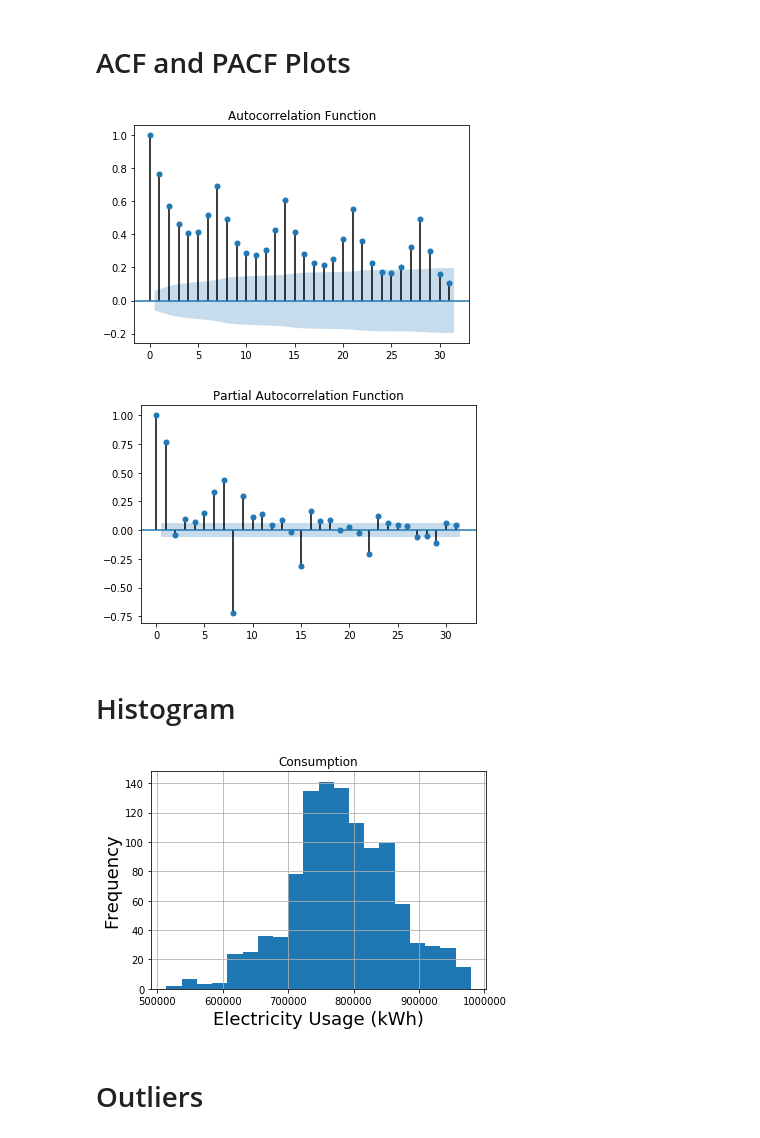
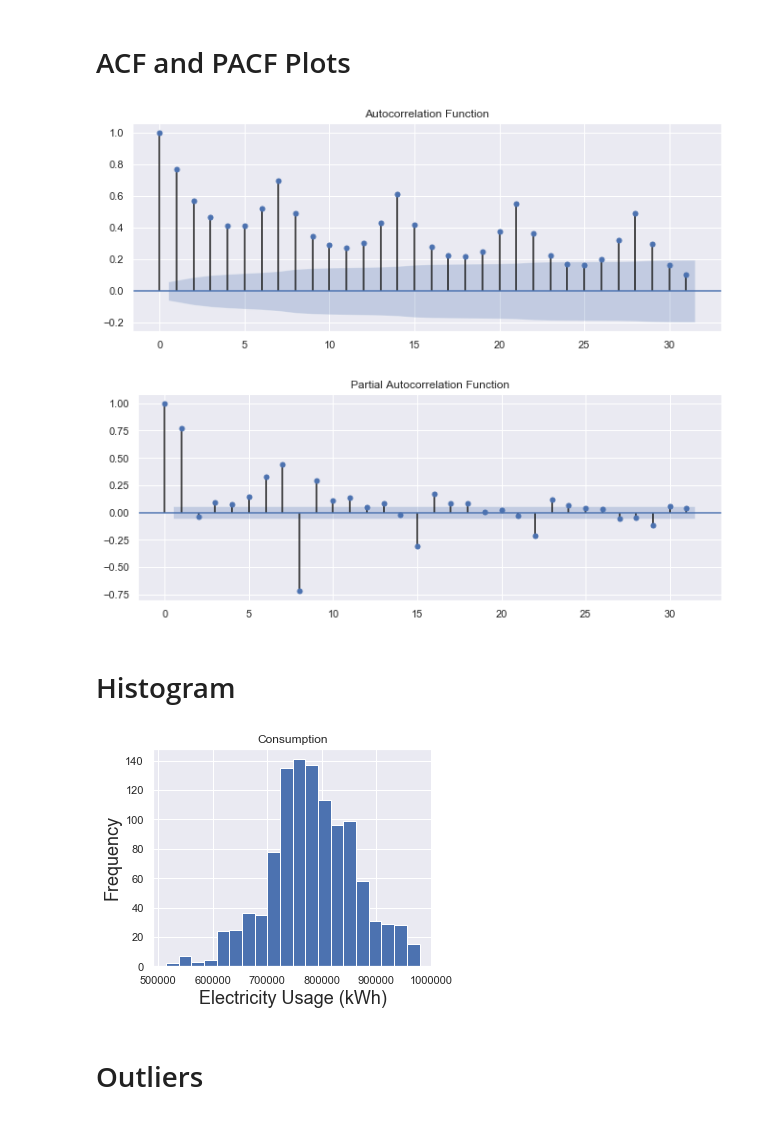
Before and after one commit to bbelek/Electricity-Consumption-Forecasting, a Jupyter notebook: 02-Statistical-Analysis.ipynb, the cells around one changed output. Cells and saved outputs as stored; diff of their text form; code cells hidden in the pictures.

```diff
--- a/02-Statistical-Analysis.ipynb
+++ b/02-Statistical-Analysis.ipynb
@@ -8,6 +8,7 @@ from statsmodels.tsa.seasonal import seasonal_decompose
 from statsmodels.tsa.stattools import acf,pacf
 from statsmodels.tsa.stattools import adfuller
 import seaborn as sns
+sns.set(rc={'figure.figsize':(11, 4)})
 # %% [markdown]
 ### Read and Split the Data
 # %%
@@ -69,19 +68,20 @@ sm.graphics.tsa.plot_pacf(daily_data_train["Consumption"])
 plt.title("Partial Autocorrelation Function")
 plt.show()
 # %% [output]
-[figure, old version]
+[figure, new version]
-[figure, old version]
+[figure, new version]
 # %% [markdown]
 # Histogram
 # %%
+sns.set(rc={'figure.figsize':(5, 4)})
 daily_data_train.hist(bins=20)
 plt.xlabel('Electricity Usage (kWh)', fontsize=18)
 plt.ylabel('Frequency', fontsize=18)
 plt.show()
 mean_data= daily_data_train.mean()
 std_data= daily_data_train.std()
 # %% [output]
-[figure, old version]
+[figure, new version]
 # %% [markdown]
 # Outliers
 # %%
```
Also changed, not shown: parts of 5 cells of this notebook.
